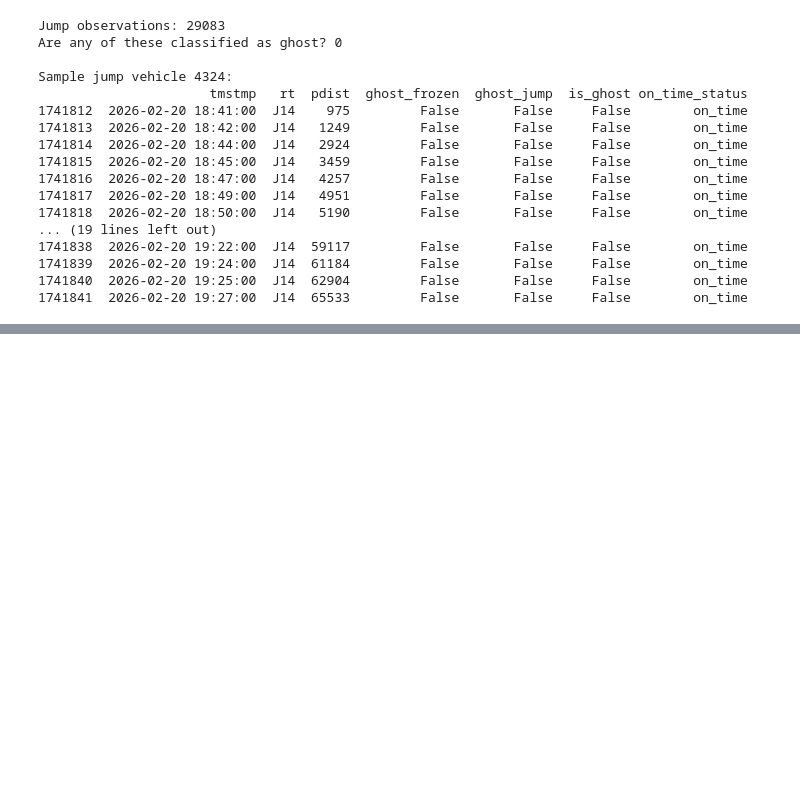
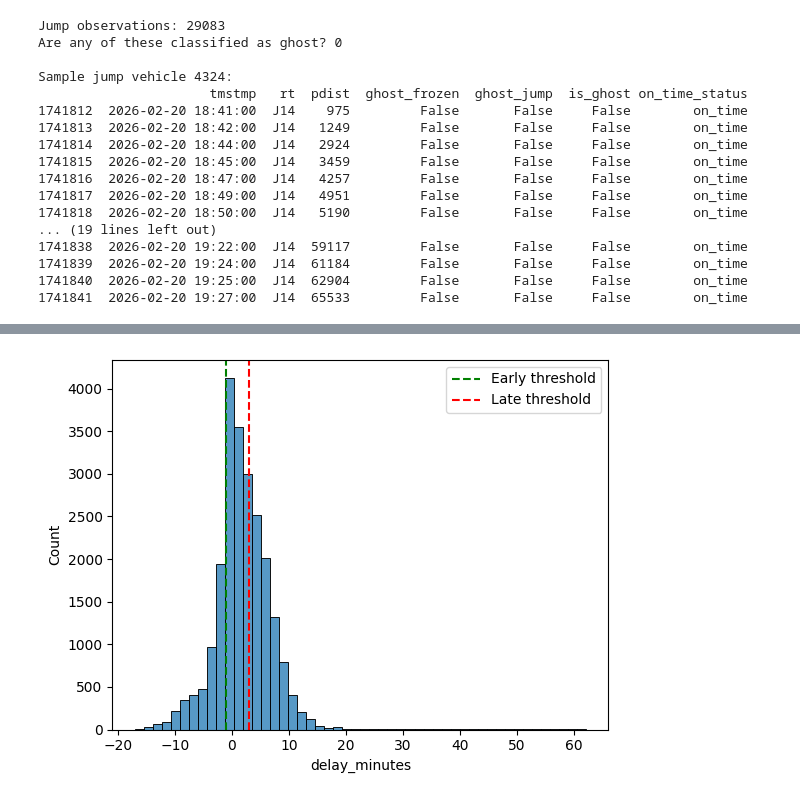
Before and after one commit to liv-fing/CTABusTrust, a Jupyter notebook: test.ipynb, the cells around one changed output, grey strips where cells are left out. Saved outputs shown, nothing was run; the diff lists cells and outputs as text; code cells hidden in the pictures; blank space fills up the shorter version.

```diff
--- a/test.ipynb
+++ b/test.ipynb
@@ -338,0 +487,26 @@ Sample jump vehicle 4324:
+# %%
+import pandas as pd
+
+df = pd.read_csv("bus_ontime_results_NEW.csv", low_memory=False)
+
+# API says late but we say unscheduled — these are the buried late buses
+buried = df[(df["dly"] == True) & (df["on_time_status"] == "unscheduled")]
+print(f"API-confirmed late buried as unscheduled: {len(buried):,}")
+print()
+print("Score distribution for buried late buses:")
+print(buried["time_match_score_minutes"].describe())
+print()
+print("Score percentiles:")
+for p in [50, 75, 90, 95, 99]:
+    print(f"  p{p}: {buried['time_match_score_minutes'].quantile(p/100):.2f}")
+print()
+
+# And the ones we correctly catch as late (score <= 5.0, dly=True)
+# Wait — there are none. Let's check what scores dly=True buses have overall
+confirmed_late = df[df["dly"] == True]
+print(f"\nAll API-confirmed late observations: {len(confirmed_late):,}")
+print("Their on_time_status breakdown:")
+print(confirmed_late["on_time_status"].value_counts().to_string())
+print()
+print("Score distribution for ALL dly=True:")
+print(confirmed_late["time_match_score_minutes"].describe())
@@ -338,0 +552,4 @@ Sample jump vehicle 4324:
+# %%
+low_agree_routes = ['169','54A','201']
+df_low_agree = df[df['rt'].isin(low_agree_routes)]
+pd.crosstab(df_low_agree['on_time_status'], df_low_agree['dly'])  # assuming 'dly' is API flag
@@ -338,0 +595,11 @@ Sample jump vehicle 4324:
+# %%
+import matplotlib.pyplot as plt
+import seaborn as sns
+
+sns.histplot(df_low_agree['delay_minutes'], bins=50)
+plt.axvline(-1, color='green', linestyle='--', label='Early threshold')
+plt.axvline(3, color='red', linestyle='--', label='Late threshold')
+plt.legend()
+plt.show()
+# %% [output]
+[figure, added]
```
Also changed, not shown: parts of 35 cells of this notebook, 9 other files.
